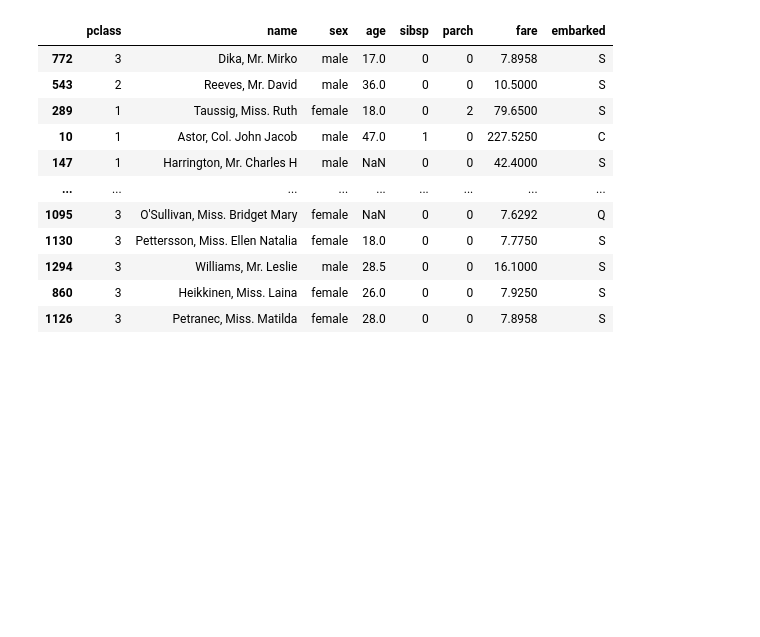
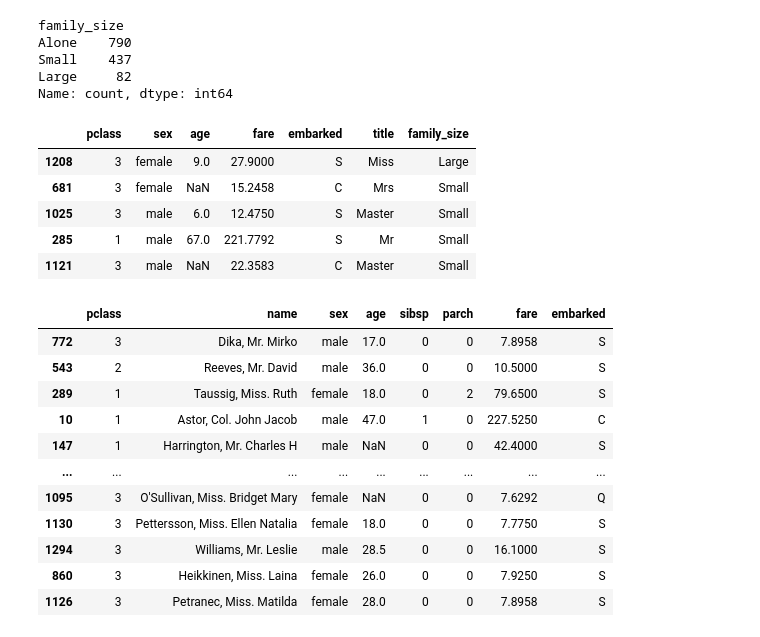
Before and after one commit to aayushi404/ml_algorithms, a Jupyter notebook: ml_practice.ipynb, the cells around one changed output. Cells and saved outputs as stored; diff of their text form; code cells hidden in the pictures; blank space fills up the shorter version.

```diff
--- a/ml_practice.ipynb
+++ b/ml_practice.ipynb
@@ -114,0 +134,3 @@ dtype: int64
+# %%
+rare_val = titanic["title"].value_counts().index[4:]
+titanic["title"] = titanic["title"].replace(rare_val, "rare")
@@ -114,0 +151,2 @@ dtype: int64
+# %%
+titanic["family_size"] = titanic["sibsp"] + titanic["parch"] + 1
@@ -115,3 +167,32 @@ dtype: int64
+# %%
+def family_size(members):
+    if members == 1:
+        return "Alone"
+    elif members > 1 and members < 5:
+        return "Small"
+    else:
+        return "Large"
+
+titanic["family_size"] = titanic["family_size"].apply(family_size)
+# %%
+titanic["family_size"].value_counts()
+# %% [output]
+family_size
+Alone    790
+Small    437
+Large     82
+Name: count, dtype: int64
+# %%
+titanic.drop(["name", "sibsp", "parch"], axis=1, inplace=True)
+# %%
+titanic.sample(5)
+# %% [output]
+|  | pclass | sex | age | fare | embarked | title | family_size |
+| 1208 | 3 | female | 9.0 | 27.9000 | S | Miss | Large |
+| 681 | 3 | female | NaN | 15.2458 | C | Mrs | Small |
+| 1025 | 3 | male | 6.0 | 12.4750 | S | Master | Small |
+| 285 | 1 | male | 67.0 | 221.7792 | S | Mr | Small |
+| 1121 | 3 | male | NaN | 22.3583 | C | Master | Small |
 # %%
 from sklearn.impute import SimpleImputer
 from sklearn.model_selection import train_test_split
```
Also changed, not shown: parts of 25 cells of this notebook, 6 other files.
